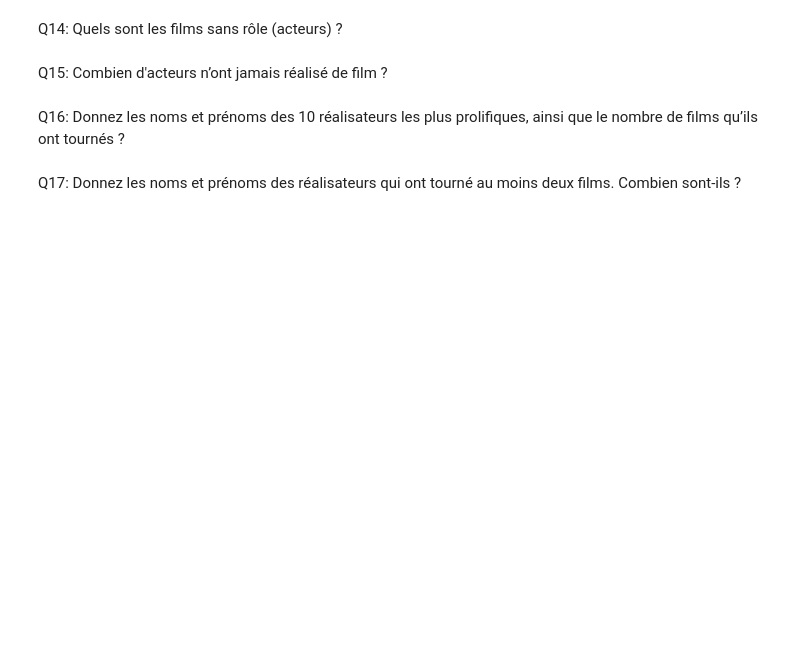
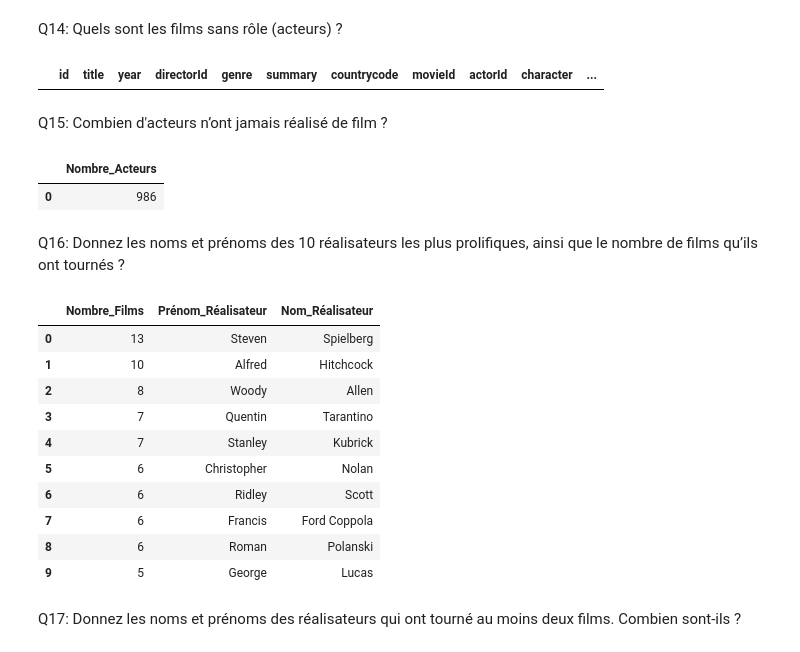
Before and after one commit to MaelleCoriou/Floupics_Movies_2, a Jupyter notebook: movies-3.ipynb, the cells around one changed output. Drawn from its saved outputs; the diff is of its cells as text; code cells hidden in the pictures; blank space fills up the shorter version.

```diff
--- a/movies-3.ipynb
+++ b/movies-3.ipynb
@@ -133,8 +431,71 @@ Q13: Quel est la filmographie de James Stewart ?
 # %% [markdown]
 Q14: Quels sont les films sans rôle (acteurs) ?
+# %%
+# A REVOIR
+sql_query_14 = """
+    SELECT *
+    FROM movies
+    INNER JOIN roles
+        ON movies.directorId = roles.actorId
+    INNER JOIN artists
+        ON roles.actorId = artists.id
+    WHERE `character` IS NULL;
+"""
+
+results = pd.read_sql_query(sql_query_14, engine)
+results
+# %% [output]
+|  | id | title | year | directorId | genre | summary | countrycode | movieId | actorId | character | ... |
 # %% [markdown]
 Q15: Combien d'acteurs n’ont jamais réalisé de film ?
+# %%
+sql_query_15 = """
+    SELECT COUNT(DISTINCT actorId) AS 'Nombre_Acteurs'
+    FROM movies
+    INNER JOIN roles
+        ON movies.id = roles.movieId
+    INNER JOIN artists
+        ON roles.actorId = artists.id
+    WHERE NOT EXISTS (
+        SELECT directorId
+        FROM movies
+        WHERE directorId = artists.id)
+    ;
+"""
+
+results = pd.read_sql_query(sql_query_15, engine)
+results
+# %% [output]
+|  | Nombre_Acteurs |
+| 0 | 986 |
 # %% [markdown]
 Q16: Donnez les noms et prénoms des 10 réalisateurs les plus prolifiques, ainsi que le nombre de films qu’ils ont tournés ?
+# %%
+sql_query_16 = """
+    SELECT COUNT(DISTINCT movies.id) AS 'Nombre_Films', firstname AS 'Prénom_Réalisateur', lastname AS 'Nom_Réalisateur'
+    FROM movies
+    INNER JOIN artists
+        ON movies.directorId = artists.id
+    GROUP BY directorId
+    HAVING COUNT(DISTINCT movies.id)
+    ORDER BY Nombre_Films DESC
+    LIMIT 10
+    ;
+"""
+
+results = pd.read_sql_query(sql_query_16, engine)
+results
+# %% [output]
+|  | Nombre_Films | Prénom_Réalisateur | Nom_Réalisateur |
+| 0 | 13 | Steven | Spielberg |
+| 1 | 10 | Alfred | Hitchcock |
+| 2 | 8 | Woody | Allen |
+| 3 | 7 | Quentin | Tarantino |
+| 4 | 7 | Stanley | Kubrick |
+| 5 | 6 | Christopher | Nolan |
+| 6 | 6 | Ridley | Scott |
+| 7 | 6 | Francis | Ford Coppola |
+| 8 | 6 | Roman | Polanski |
+| 9 | 5 | George | Lucas |
 # %% [markdown]
 Q17: Donnez les noms et prénoms des réalisateurs qui ont tourné au moins deux films. Combien sont-ils ?
```
Also changed, not shown: parts of 22 cells of this notebook.
